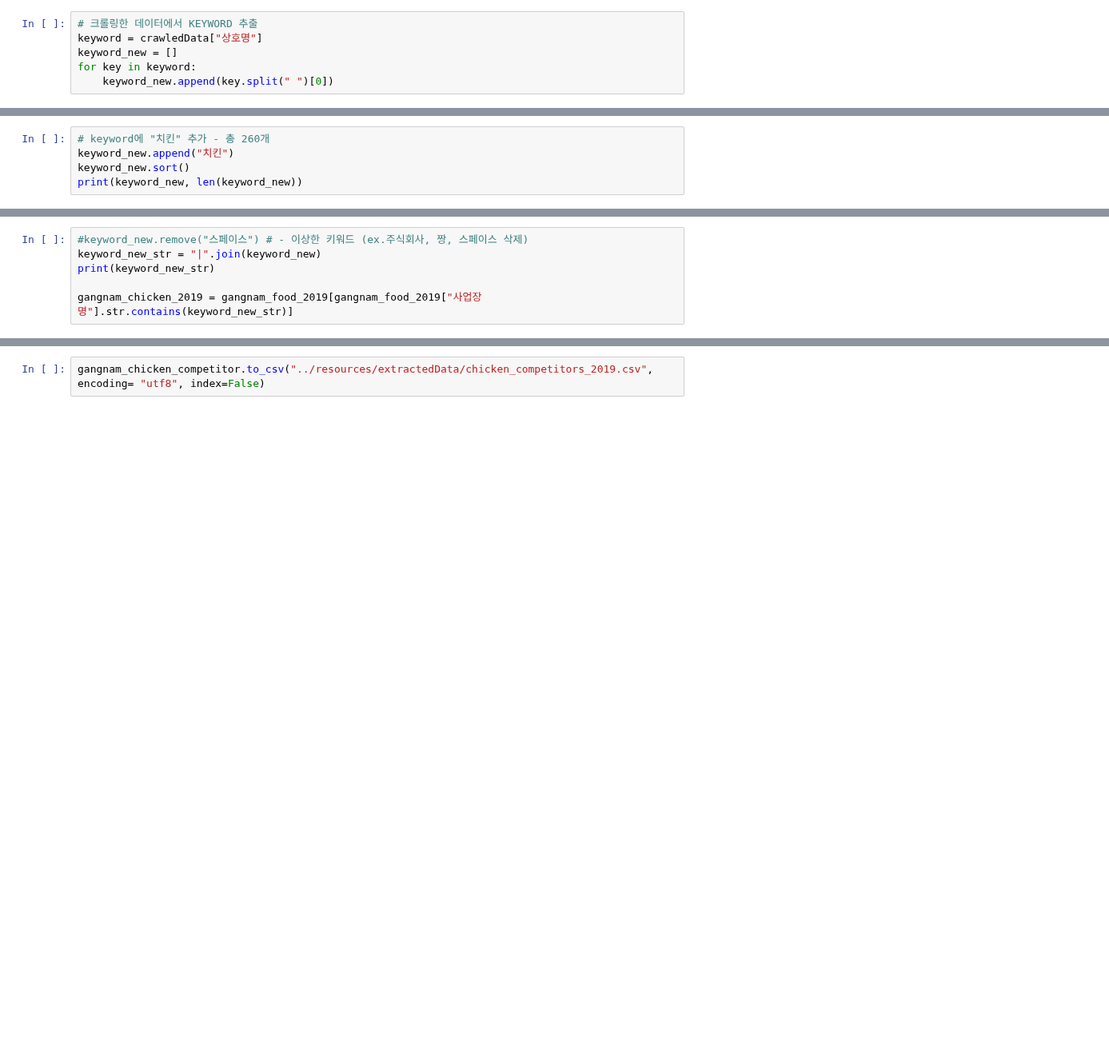
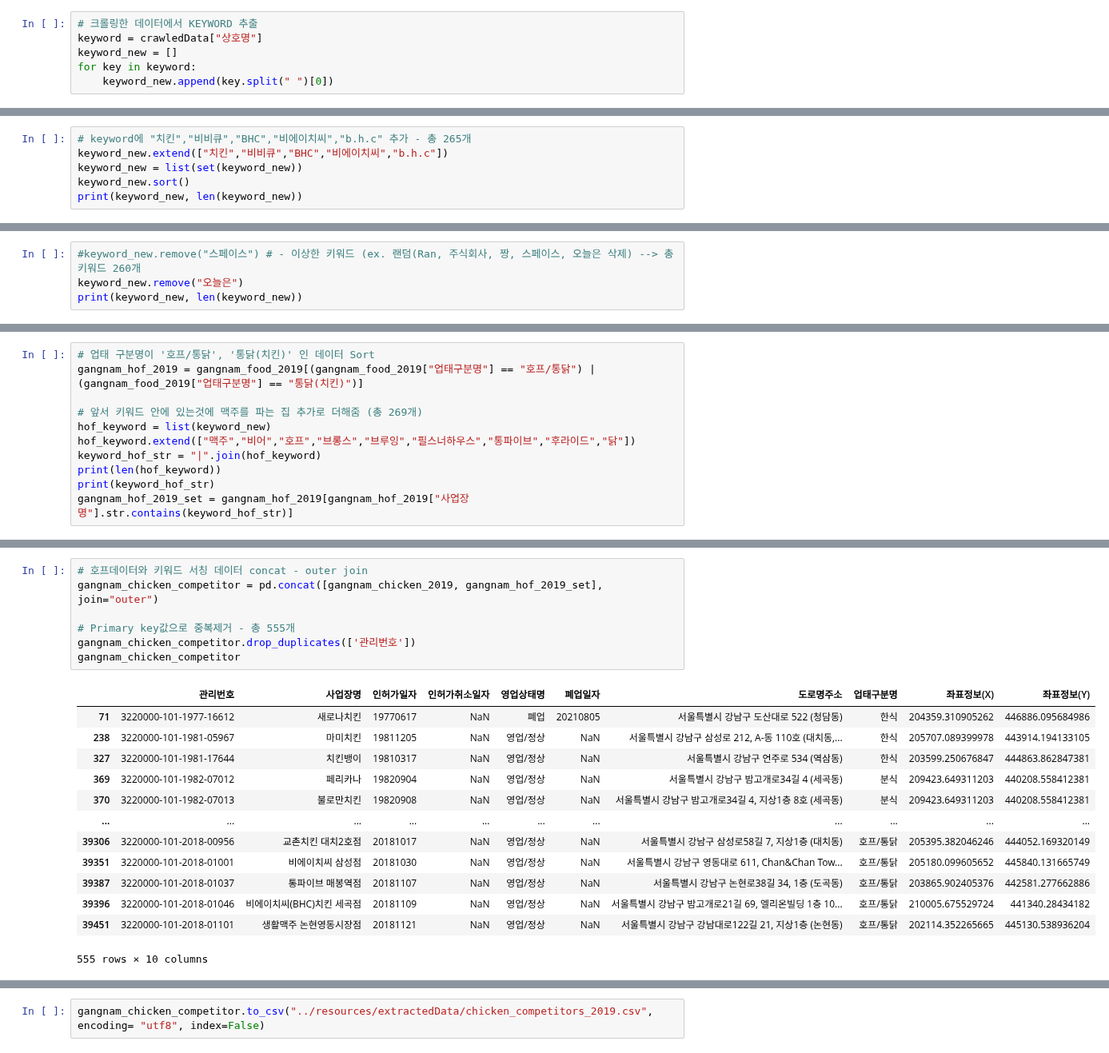
Before and after one commit to POSdata-Sales-Prediction/Store-operation-consulting, a Jupyter notebook: chicken_competitor_sorting.ipynb, the cells around one changed output, grey strips where cells are left out. Shown at 80% size. Drawn from its saved outputs; the diff is of its cells as text; blank space fills up the shorter version.

```diff
--- a/chicken_competitor_sorting.ipynb
+++ b/chicken_competitor_sorting.ipynb
@@ -60,6 +107,7 @@ len(keyword_new)
 # %%
-# keyword에 "치킨" 추가 - 총 260개
-keyword_new.append("치킨")
+# keyword에 "치킨","비비큐","BHC","비에이치씨","b.h.c" 추가 - 총 265개
+keyword_new.extend(["치킨","비비큐","BHC","비에이치씨","b.h.c"])
+keyword_new = list(set(keyword_new))
 keyword_new.sort()
 print(keyword_new, len(keyword_new))
 # %% [output]
@@ -87,7 +115,5 @@ gangnam_food_2019
 # %%
-#keyword_new.remove("스페이스") # - 이상한 키워드 (ex.주식회사, 짱, 스페이스 삭제)
-keyword_new_str = "|".join(keyword_new)
-print(keyword_new_str)
-
-gangnam_chicken_2019 = gangnam_food_2019[gangnam_food_2019["사업장명"].str.contains(keyword_new_str)]
+#keyword_new.remove("스페이스") # - 이상한 키워드 (ex. 랜덤(Ran, 주식회사, 짱, 스페이스, 오늘은 삭제) --> 총 키워드 260개
+keyword_new.remove("오늘은")
+print(keyword_new, len(keyword_new))
 # %% [output]
@@ -94,0 +134,11 @@ gangnam_chicken_2019 = gangnam_food_2019[gangnam_food_2019["사업장명"].str.c
+# %%
+# 업태 구분명이 '호프/통닭', '통닭(치킨)' 인 데이터 Sort
+gangnam_hof_2019 = gangnam_food_2019[(gangnam_food_2019["업태구분명"] == "호프/통닭") | (gangnam_food_2019["업태구분명"] == "통닭(치킨)")]
+
+# 앞서 키워드 안에 있는것에 맥주를 파는 집 추가로 더해줌 (총 269개)
+hof_keyword = list(keyword_new)
+hof_keyword.extend(["맥주","비어","호프","브롱스","브루잉","필스너하우스","통파이브","후라이드","닭"])
+keyword_hof_str = "|".join(hof_keyword)
+print(len(hof_keyword))
+print(keyword_hof_str)
+gangnam_hof_2019_set = gangnam_hof_2019[gangnam_hof_2019["사업장명"].str.contains(keyword_hof_str)]
@@ -95 +153,22 @@ gangnam_chicken_2019 = gangnam_food_2019[gangnam_food_2019["사업장명"].str.c
+# %%
+# 호프데이터와 키워드 서칭 데이터 concat - outer join
+gangnam_chicken_competitor = pd.concat([gangnam_chicken_2019, gangnam_hof_2019_set], join="outer")
+
+# Primary key값으로 중복제거 - 총 555개
+gangnam_chicken_competitor.drop_duplicates(['관리번호'])
+gangnam_chicken_competitor
+# %% [output]
+|  | 관리번호 | 사업장명 | 인허가일자 | 인허가취소일자 | 영업상태명 | 폐업일자 | 도로명주소 | 업태구분명 | 좌표정보(X) | 좌표정보(Y) |
+| 71 | 3220000-101-1977-16612 | 새로나치킨 | 19770617 | NaN | 폐업 | 20210805 | 서울특별시 강남구 도산대로 522 (청담동) | 한식 | 204359.310905262 | 446886.095684986 |
+| 238 | 3220000-101-1981-05967 | 마미치킨 | 19811205 | NaN | 영업/정상 | NaN | 서울특별시 강남구 삼성로 212, A-동 110호 (대치동,... | 한식 | 205707.089399978 | 443914.194133105 |
+| 327 | 3220000-101-1981-17644 | 치킨뱅이 | 19810317 | NaN | 영업/정상 | NaN | 서울특별시 강남구 언주로 534 (역삼동) | 한식 | 203599.250676847 | 444863.862847381 |
+| 369 | 3220000-101-1982-07012 | 페리카나 | 19820904 | NaN | 영업/정상 | NaN | 서울특별시 강남구 밤고개로34길 4 (세곡동) | 분식 | 209423.649311203 | 440208.558412381 |
+| 370 | 3220000-101-1982-07013 | 불로만치킨 | 19820908 | NaN | 영업/정상 | NaN | 서울특별시 강남구 밤고개로34길 4, 지상1층 8호 (세곡동) | 분식 | 209423.649311203 | 440208.558412381 |
+| ... | ... | ... | ... | ... | ... | ... | ... | ... | ... | ... |
+| 39306 | 3220000-101-2018-00956 | 교촌치킨 대치2호점 | 20181017 | NaN | 영업/정상 | NaN | 서울특별시 강남구 삼성로58길 7, 지상1층 (대치동) | 호프/통닭 | 205395.382046246 | 444052.169320149 |
+| 39351 | 3220000-101-2018-01001 | 비에이치씨 삼성점 | 20181030 | NaN | 영업/정상 | NaN | 서울특별시 강남구 영동대로 611, Chan&Chan Tow... | 호프/통닭 | 205180.099605652 | 445840.131665749 |
+| 39387 | 3220000-101-2018-01037 | 통파이브 매봉역점 | 20181107 | NaN | 영업/정상 | NaN | 서울특별시 강남구 논현로38길 34, 1층 (도곡동) | 호프/통닭 | 203865.902405376 | 442581.277662886 |
+| 39396 | 3220000-101-2018-01046 | 비에이치씨(BHC)치킨 세곡점 | 20181109 | NaN | 영업/정상 | NaN | 서울특별시 강남구 밤고개로21길 69, 엘리온빌딩 1층 10... | 호프/통닭 | 210005.675529724 | 441340.28434182 |
+| 39451 | 3220000-101-2018-01101 | 생활맥주 논현영동시장점 | 20181121 | NaN | 영업/정상 | NaN | 서울특별시 강남구 강남대로122길 21, 지상1층 (논현동) | 호프/통닭 | 202114.352265665 | 445130.538936204 |
+555 rows × 10 columns
 # %%
```
Also changed, not shown: parts of 17 cells of this notebook.
